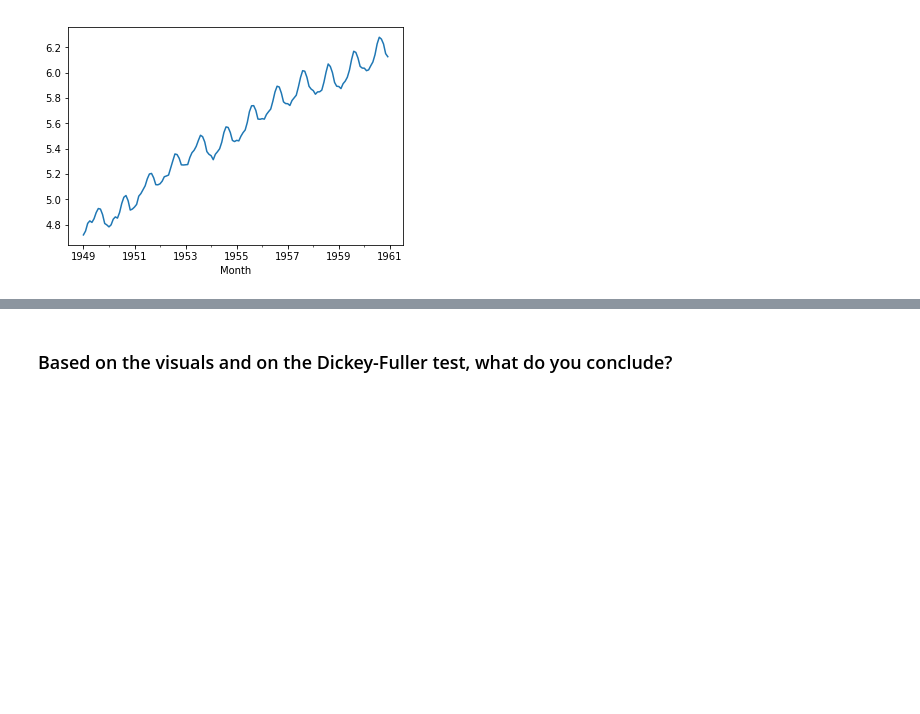
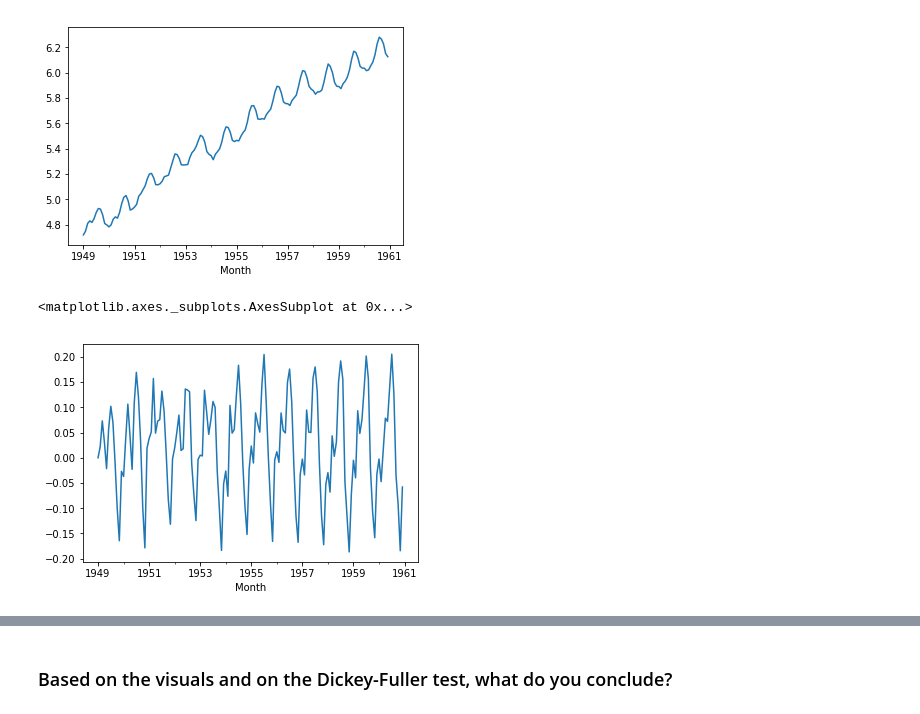
Before and after one commit to kevzha/dsc-3-25-08-removing-trends-lab-nyc-ds-career-012819, a Jupyter notebook: index.ipynb, the cells around one changed output, grey strips where cells are left out. Saved outputs shown, nothing was run; the diff lists cells and outputs as text; code cells hidden in the pictures; blank space fills up the shorter version.

```diff
--- a/index.ipynb
+++ b/index.ipynb
@@ -168,6 +168,9 @@ df_ewma.plot()
 # %%
 # Subtract the moving average from the original data and plot
 df_minus_ewm = df_log - df_ewma
-df
+df_minus_ewm.plot()
+# %% [output]
+<matplotlib.axes._subplots.AxesSubplot at 0x...>
+[figure, added]
 # %%
 # do a stationarity check
```
Also changed, not shown: parts of 1 cell of this notebook.
